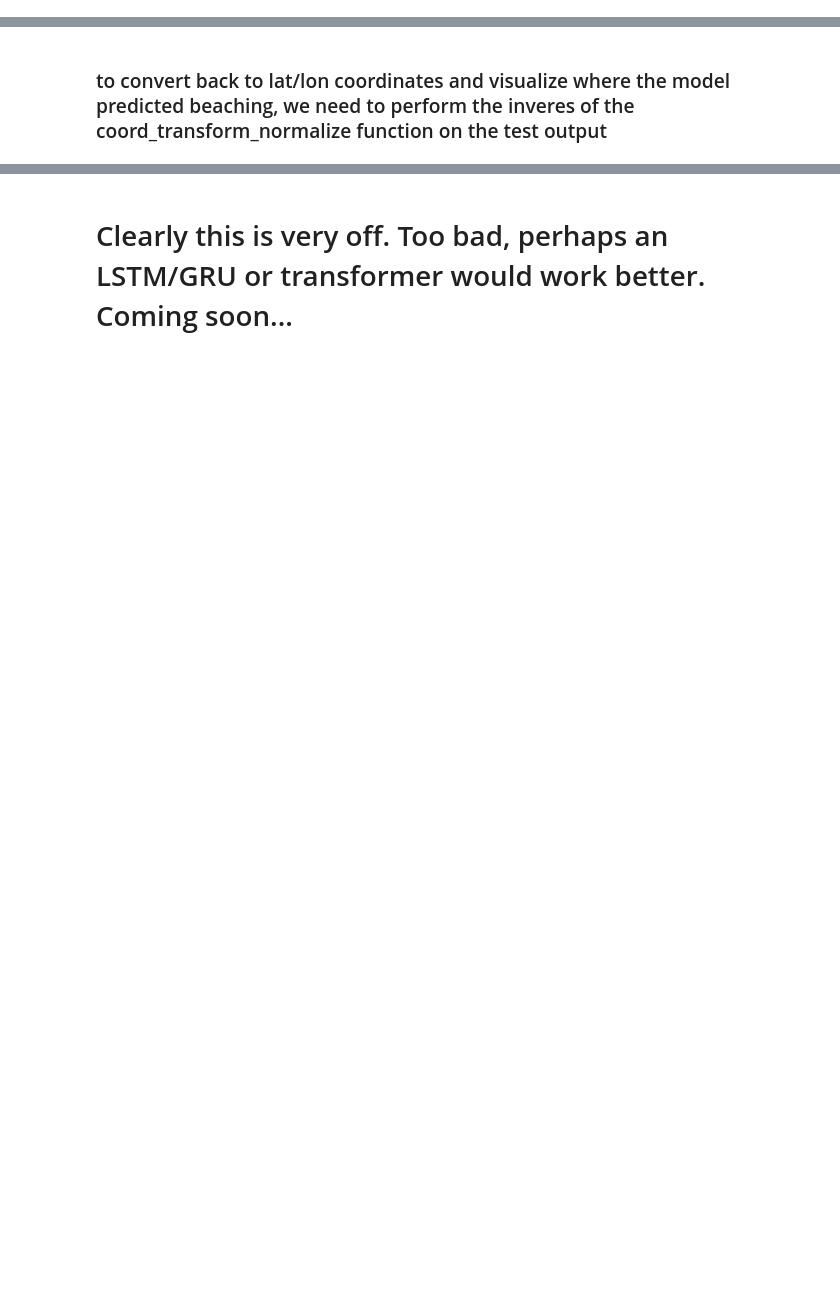
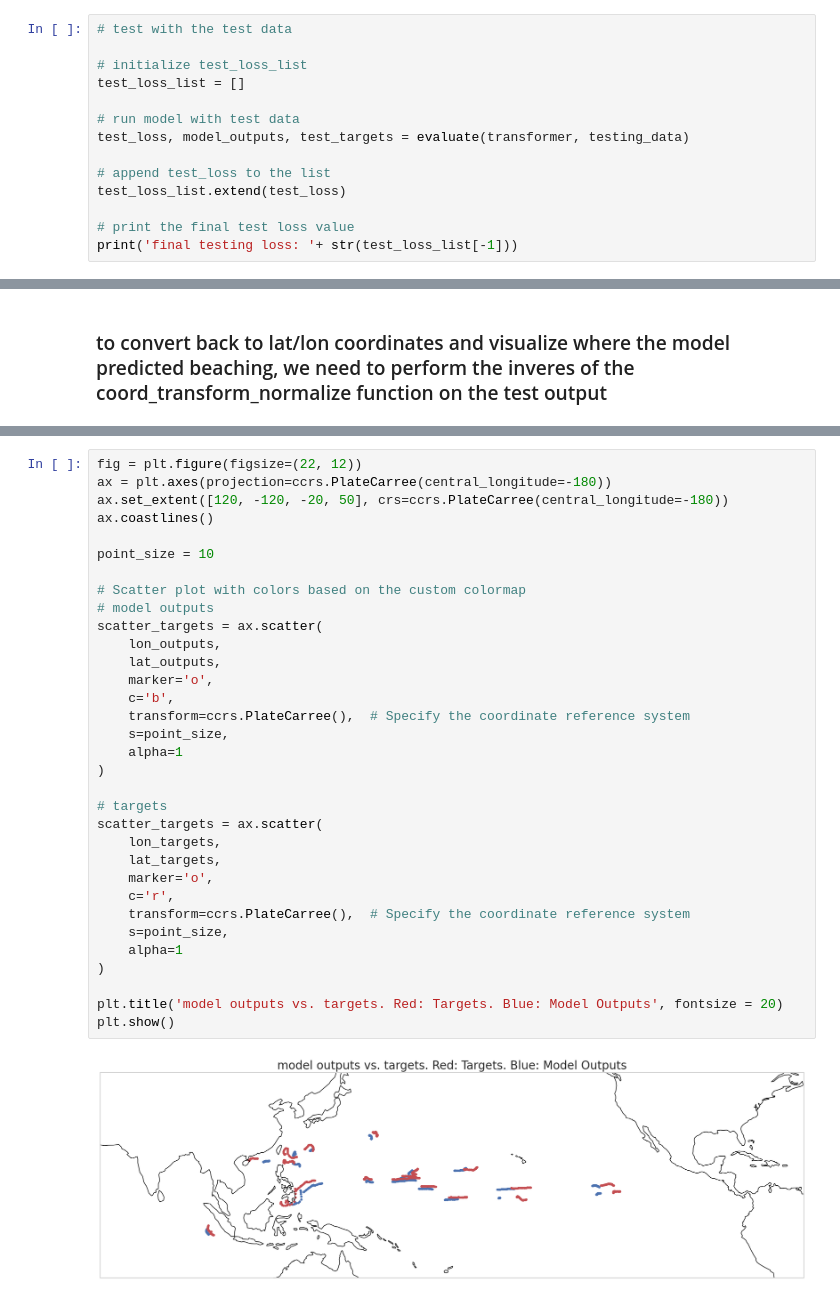
Before and after one commit to GHOpenonic/global-drifter-program, a Jupyter notebook: ML/drifters_transformer.ipynb, the cells around one changed output, grey strips where cells are left out. Cells and saved outputs as stored; diff of their text form; blank space fills up the shorter version.

```diff
--- a/ML/drifters_transformer.ipynb
+++ b/ML/drifters_transformer.ipynb
@@ -722,0 +831,14 @@ print(test_loss.item())
+# %%
+# test with the test data
+
+# initialize test_loss_list
+test_loss_list = []
+
+# run model with test data
+test_loss, model_outputs, test_targets = evaluate(transformer, testing_data)
+
+# append test_loss to the list
+test_loss_list.extend(test_loss)
+
+# print the final test loss value
+print('final testing loss: '+ str(test_loss_list[-1]))
@@ -801,2 +887,35 @@ plt.show()
-# %% [markdown]
-# Clearly this is very off. Too bad, perhaps an LSTM/GRU or transformer would work better. Coming soon...
+# %%
+fig = plt.figure(figsize=(22, 12))
+ax = plt.axes(projection=ccrs.PlateCarree(central_longitude=-180))
+ax.set_extent([120, -120, -20, 50], crs=ccrs.PlateCarree(central_longitude=-180))
+ax.coastlines()
+
+point_size = 10
+
+# Scatter plot with colors based on the custom colormap
+# model outputs
+scatter_targets = ax.scatter(
+    lon_outputs,
+    lat_outputs,
+    marker='o',
+    c='b',
+    transform=ccrs.PlateCarree(),  # Specify the coordinate reference system
+    s=point_size,
+    alpha=1
+)
+
+# targets
+scatter_targets = ax.scatter(
+    lon_targets,
+    lat_targets,
+    marker='o',
+    c='r',
+    transform=ccrs.PlateCarree(),  # Specify the coordinate reference system
+    s=point_size,
+    alpha=1
+)
+
+plt.title('model outputs vs. targets. Red: Targets. Blue: Model Outputs', fontsize = 20)
+plt.show()
+# %% [output]
+[figure, added]
```
Also changed, not shown: parts of 24 cells of this notebook.
